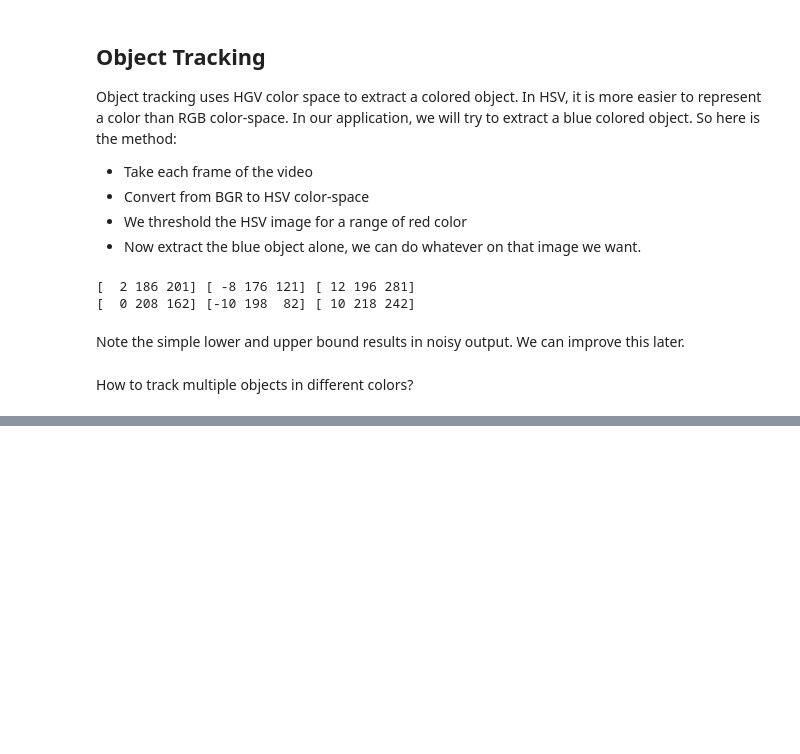
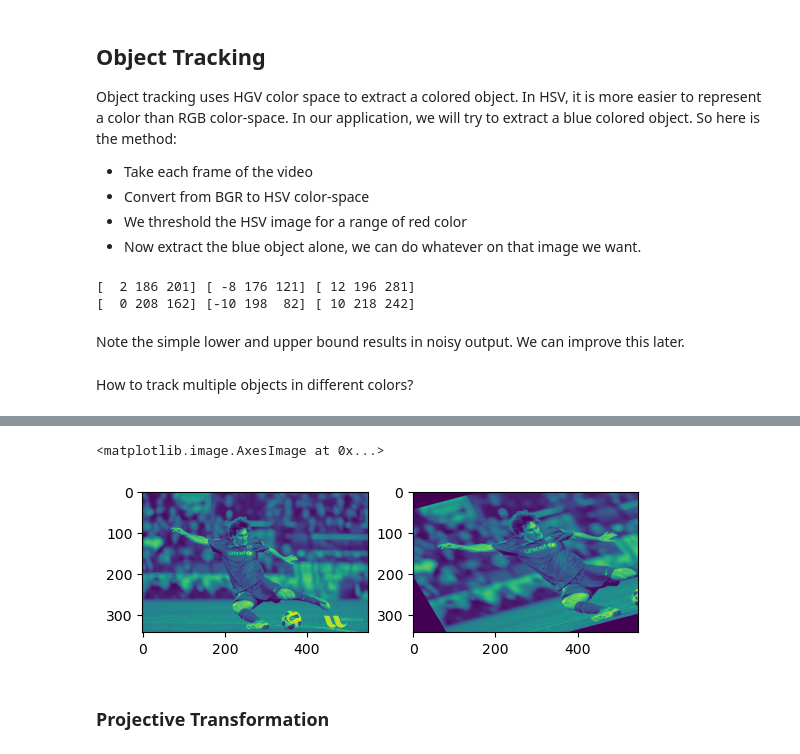
Before and after one commit to YangyangFu/slam-practice, a Jupyter notebook: opencv-python/3-image-processing.ipynb, the cells around one changed output, grey strips where cells are left out. Cells and saved outputs as stored; diff of their text form; code cells hidden in the pictures; blank space fills up the shorter version.

```diff
--- a/opencv-python/3-image-processing.ipynb
+++ b/opencv-python/3-image-processing.ipynb
@@ -164,0 +250,21 @@ cv.destroyAllWindows()
+# %%
+img = cv.imread('messi5.jpg', 0)
+rows, cols = img.shape
+
+# get affine transform matrix
+src_points = np.float32([[50,50],[200,50],[50,200]])
+dst_points = np.float32([[10,100],[200,50],[100,250]])
+
+M = cv.getAffineTransform(src_points, dst_points)
+dst = cv.warpAffine(img, M, (cols, rows))
+
+plt.subplot(1,2,1)
+plt.imshow(img)
+
+plt.subplot(1,2,2)
+plt.imshow(dst[:,:])
+# %% [output]
+<matplotlib.image.AxesImage at 0x...>
+[figure, added]
+# %% [markdown]
+### Projective Transformation
```
Also changed, not shown: parts of 15 cells of this notebook.
